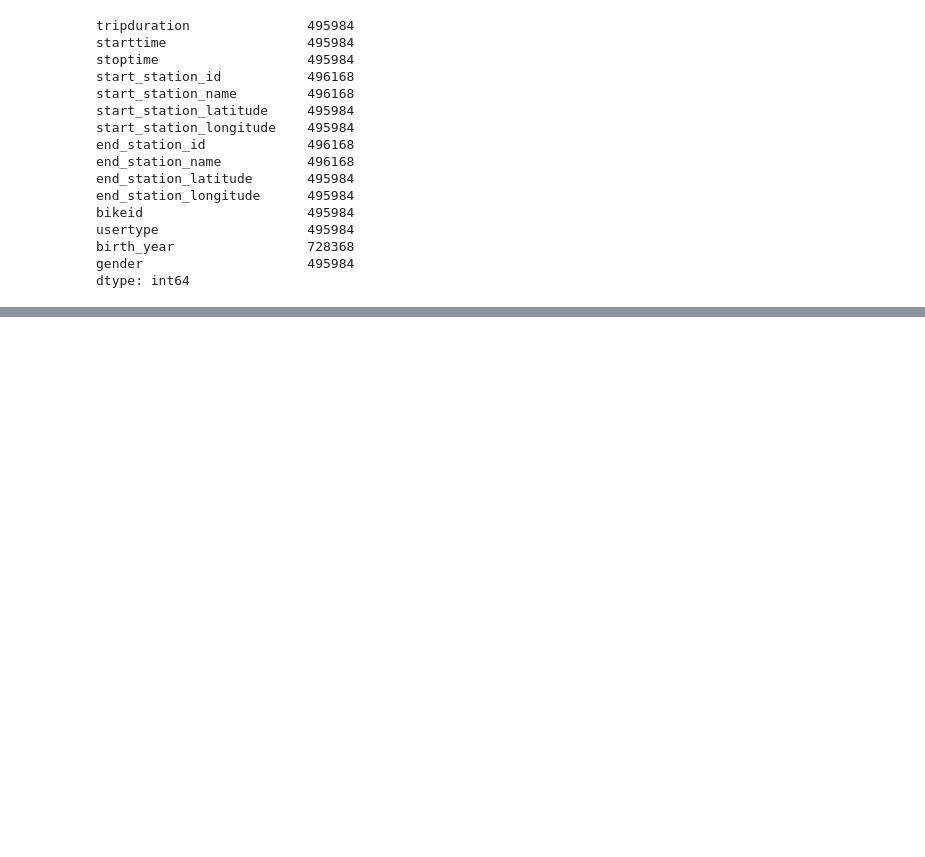
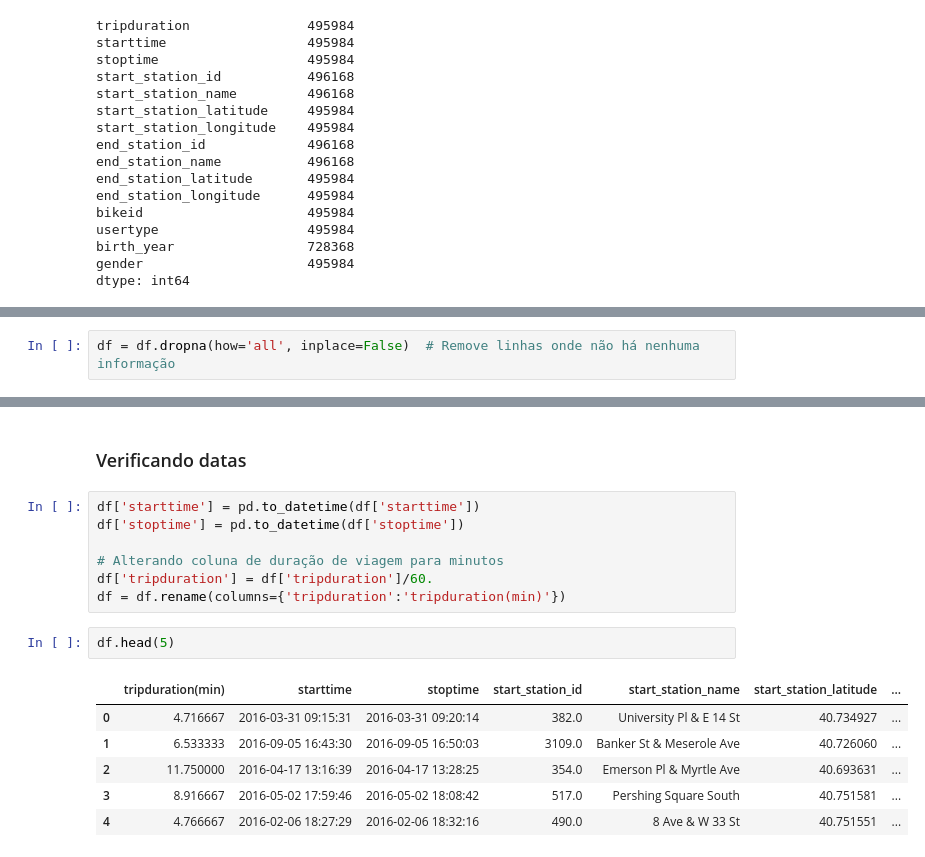
Before and after one commit to luiz-phy/Projeto-Citi-Bike, a Jupyter notebook: Projeto_Citi_Bike.ipynb, the cells around one changed output, grey strips where cells are left out. Cells and saved outputs as stored; diff of their text form; blank space fills up the shorter version.

```diff
--- a/Projeto_Citi_Bike.ipynb
+++ b/Projeto_Citi_Bike.ipynb
@@ -134,0 +133,2 @@ df.loc[df.duplicated()]
+# %%
+df = df.dropna(how='all', inplace=False)  # Remove linhas onde não há nenhuma informação
@@ -134,0 +154,18 @@ df.loc[df.duplicated()]
+# %% [markdown]
+### Verificando datas
+# %%
+df['starttime'] = pd.to_datetime(df['starttime'])
+df['stoptime'] = pd.to_datetime(df['stoptime'])
+
+# Alterando coluna de duração de viagem para minutos
+df['tripduration'] = df['tripduration']/60.
+df = df.rename(columns={'tripduration':'tripduration(min)'})
+# %%
+df.head(5)
+# %% [output]
+|  | tripduration(min) | starttime | stoptime | start_station_id | start_station_name | start_station_latitude | ... |
+| 0 | 4.716667 | 2016-03-31 09:15:31 | 2016-03-31 09:20:14 | 382.0 | University Pl & E 14 St | 40.734927 | ... |
+| 1 | 6.533333 | 2016-09-05 16:43:30 | 2016-09-05 16:50:03 | 3109.0 | Banker St & Meserole Ave | 40.726060 | ... |
+| 2 | 11.750000 | 2016-04-17 13:16:39 | 2016-04-17 13:28:25 | 354.0 | Emerson Pl & Myrtle Ave | 40.693631 | ... |
+| 3 | 8.916667 | 2016-05-02 17:59:46 | 2016-05-02 18:08:42 | 517.0 | Pershing Square South | 40.751581 | ... |
+| 4 | 4.766667 | 2016-02-06 18:27:29 | 2016-02-06 18:32:16 | 490.0 | 8 Ave & W 33 St | 40.751551 | ... |
```
Also changed, not shown: parts of 5 cells of this notebook.
